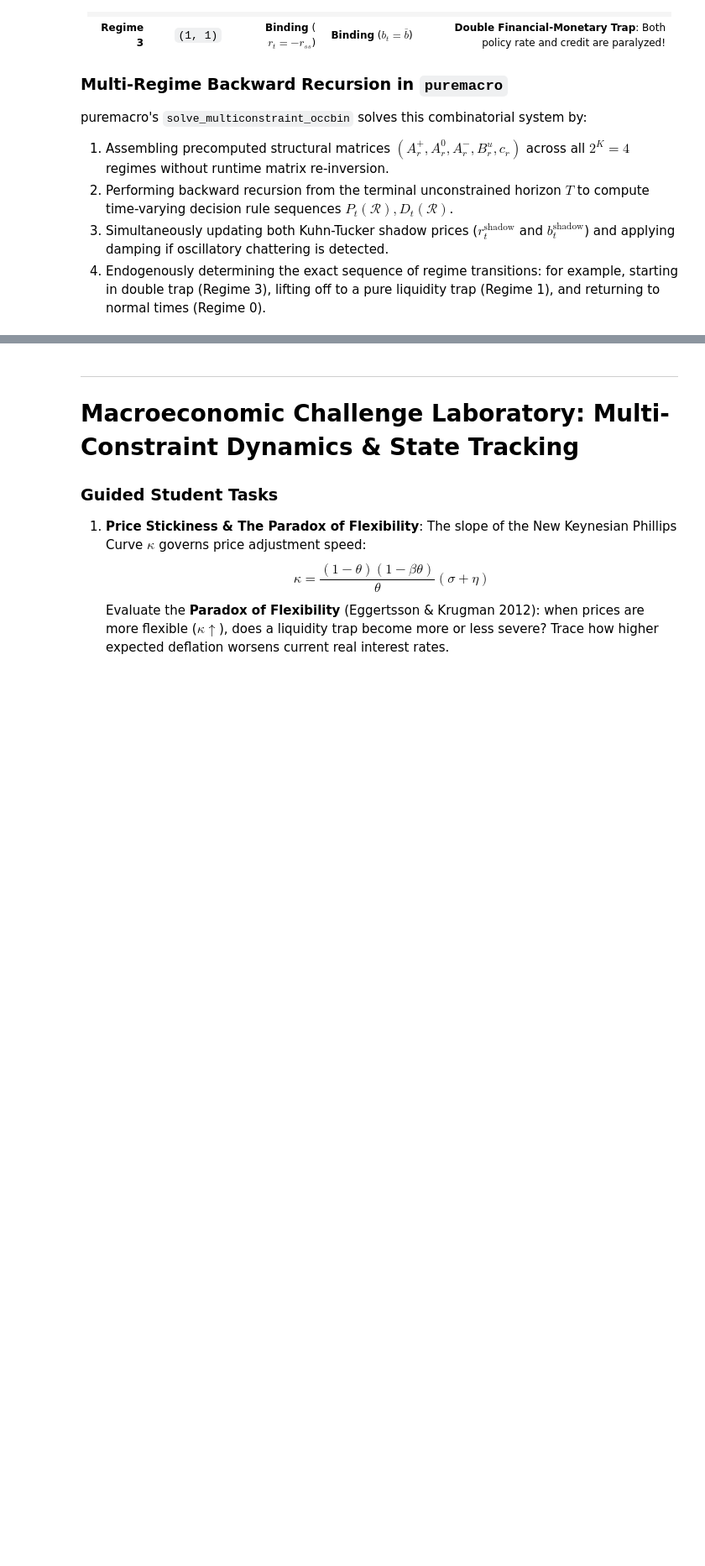
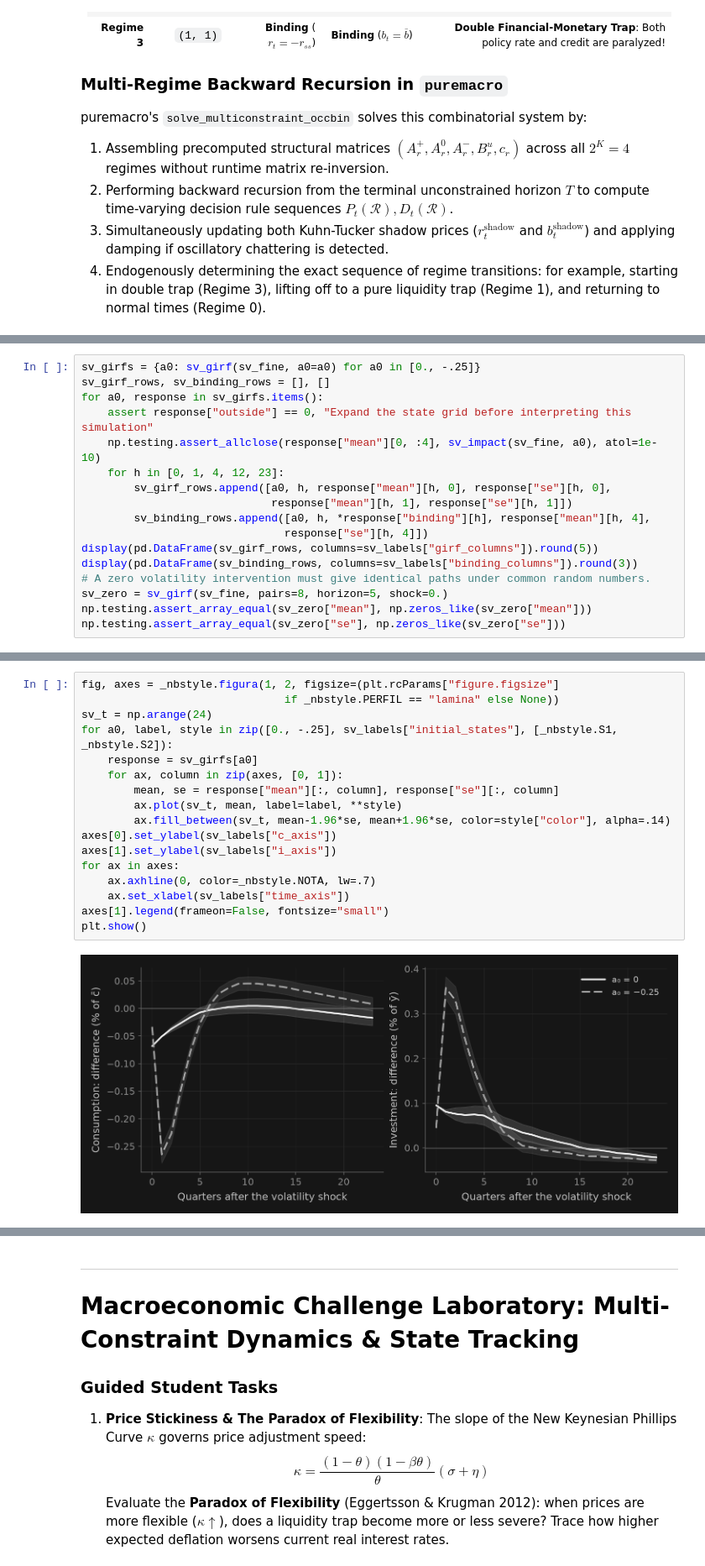
Before and after one commit to Allisterh/puremacro, a Jupyter notebook: curso/notebooks/T02_D_occbin_zlb_regimes.ipynb, the cells around one changed output, grey strips where cells are left out. Shown at 84% size. Cells and saved outputs as stored; diff of their text form; blank space fills up the shorter version.

```diff
--- a/curso/notebooks/T02_D_occbin_zlb_regimes.ipynb
+++ b/curso/notebooks/T02_D_occbin_zlb_regimes.ipynb
@@ -970,0 +1762,17 @@ g             0.0 -0.024270  0.005153 -0.005463     0.002217
+# %%
+sv_girfs = {a0: sv_girf(sv_fine, a0=a0) for a0 in [0., -.25]}
+sv_girf_rows, sv_binding_rows = [], []
+for a0, response in sv_girfs.items():
+    assert response["outside"] == 0, "Expand the state grid before interpreting this simulation"
+    np.testing.assert_allclose(response["mean"][0, :4], sv_impact(sv_fine, a0), atol=1e-10)
+    for h in [0, 1, 4, 12, 23]:
+        sv_girf_rows.append([a0, h, response["mean"][h, 0], response["se"][h, 0],
+                             response["mean"][h, 1], response["se"][h, 1]])
+        sv_binding_rows.append([a0, h, *response["binding"][h], response["mean"][h, 4],
+                               response["se"][h, 4]])
+display(pd.DataFrame(sv_girf_rows, columns=sv_labels["girf_columns"]).round(5))
+display(pd.DataFrame(sv_binding_rows, columns=sv_labels["binding_columns"]).round(3))
+# A zero volatility intervention must give identical paths under common random numbers.
+sv_zero = sv_girf(sv_fine, pairs=8, horizon=5, shock=0.)
+np.testing.assert_array_equal(sv_zero["mean"], np.zeros_like(sv_zero["mean"]))
+np.testing.assert_array_equal(sv_zero["se"], np.zeros_like(sv_zero["se"]))
@@ -970,0 +1802,19 @@ g             0.0 -0.024270  0.005153 -0.005463     0.002217
+# %%
+fig, axes = _nbstyle.figura(1, 2, figsize=(plt.rcParams["figure.figsize"]
+                               if _nbstyle.PERFIL == "lamina" else None))
+sv_t = np.arange(24)
+for a0, label, style in zip([0., -.25], sv_labels["initial_states"], [_nbstyle.S1, _nbstyle.S2]):
+    response = sv_girfs[a0]
+    for ax, column in zip(axes, [0, 1]):
+        mean, se = response["mean"][:, column], response["se"][:, column]
+        ax.plot(sv_t, mean, label=label, **style)
+        ax.fill_between(sv_t, mean-1.96*se, mean+1.96*se, color=style["color"], alpha=.14)
+axes[0].set_ylabel(sv_labels["c_axis"])
+axes[1].set_ylabel(sv_labels["i_axis"])
+for ax in axes:
+    ax.axhline(0, color=_nbstyle.NOTA, lw=.7)
+    ax.set_xlabel(sv_labels["time_axis"])
+axes[1].legend(frameon=False, fontsize="small")
+plt.show()
+# %% [output]
+[figure, added]
```
Also changed, not shown: parts of 26 cells of this notebook, 8 other files.
